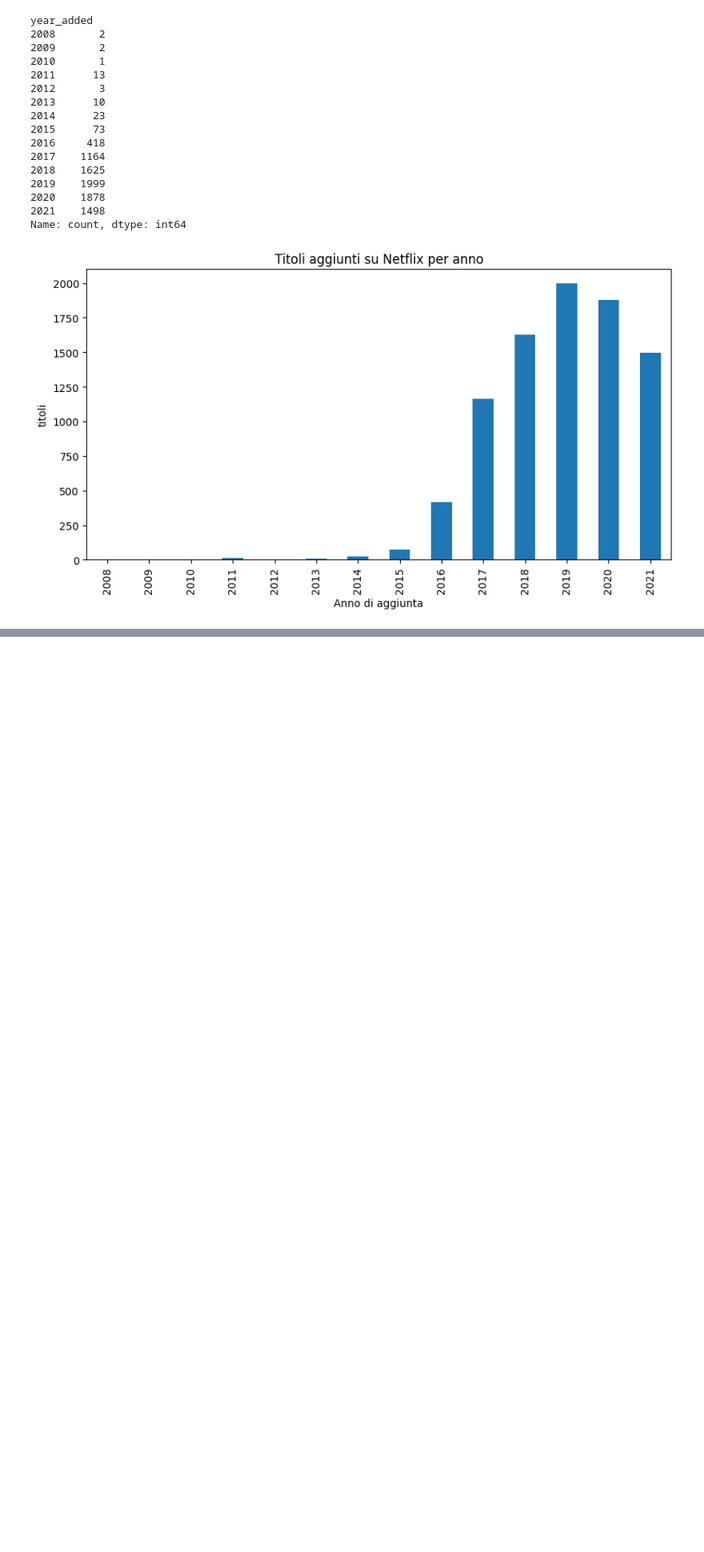
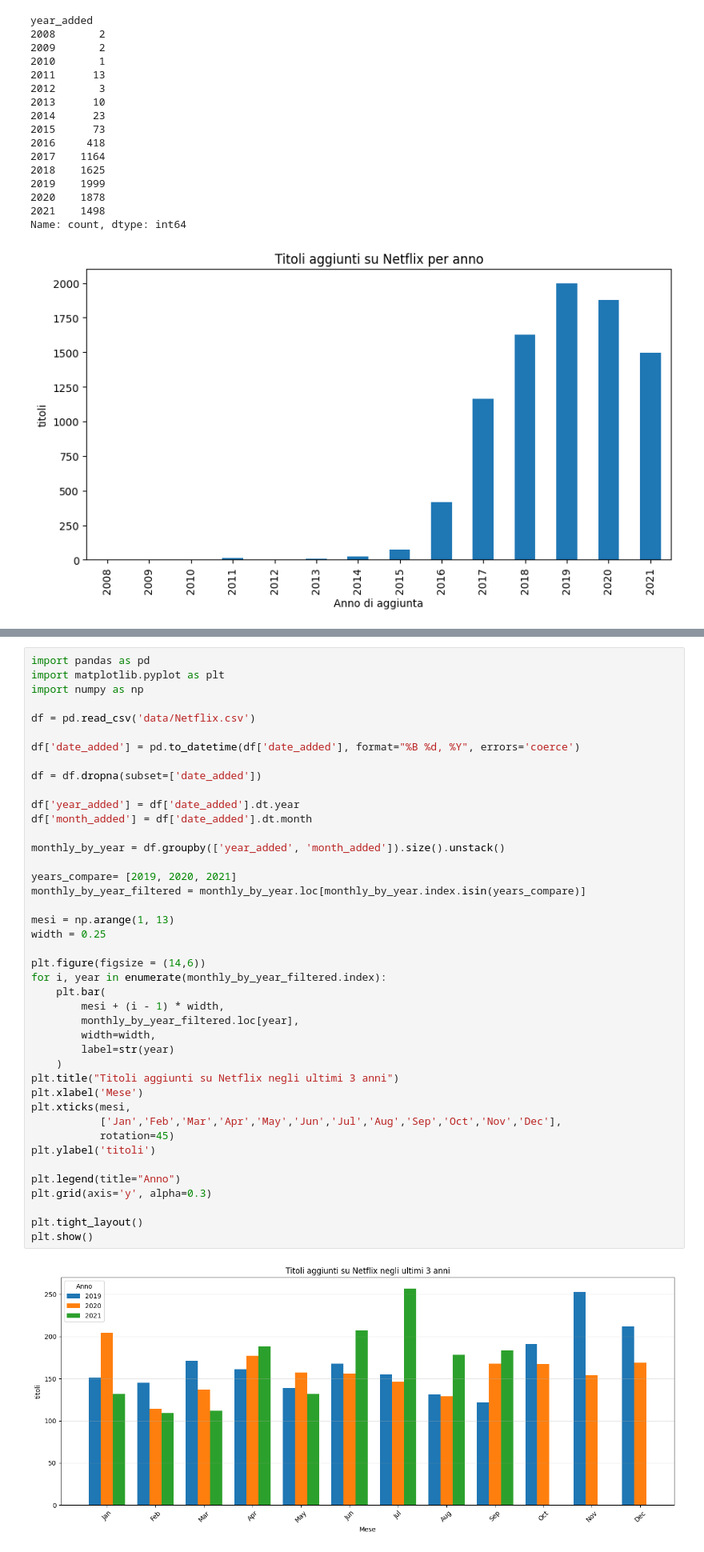
Before and after one commit to leozap00/NetflixAnalysis, a Jupyter notebook: Notebook.ipynb, the cells around one changed output, grey strips where cells are left out. Shown at 80% size. Saved outputs shown, nothing was run; the diff lists cells and outputs as text; blank space fills up the shorter version.

```diff
--- a/Notebook.ipynb
+++ b/Notebook.ipynb
@@ -37,0 +62,44 @@ Name: count, dtype: int64
+# %%
+import pandas as pd
+import matplotlib.pyplot as plt
+import numpy as np
+
+df = pd.read_csv('data/Netflix.csv')
+
+df['date_added'] = pd.to_datetime(df['date_added'], format="%B %d, %Y", errors='coerce')
+
+df = df.dropna(subset=['date_added'])
+
+df['year_added'] = df['date_added'].dt.year
+df['month_added'] = df['date_added'].dt.month
+
+monthly_by_year = df.groupby(['year_added', 'month_added']).size().unstack()
+
+years_compare= [2019, 2020, 2021]
+monthly_by_year_filtered = monthly_by_year.loc[monthly_by_year.index.isin(years_compare)]
+
+mesi = np.arange(1, 13)
+width = 0.25
+
+plt.figure(figsize = (14,6))
+for i, year in enumerate(monthly_by_year_filtered.index):
+    plt.bar(
+        mesi + (i - 1) * width,
+        monthly_by_year_filtered.loc[year],
+        width=width,
+        label=str(year)
+    )
+plt.title("Titoli aggiunti su Netflix negli ultimi 3 anni")
+plt.xlabel('Mese')
+plt.xticks(mesi,
+           ['Jan','Feb','Mar','Apr','May','Jun','Jul','Aug','Sep','Oct','Nov','Dec'],
+           rotation=45)
+plt.ylabel('titoli')
+
+plt.legend(title="Anno")
+plt.grid(axis='y', alpha=0.3)
+
+plt.tight_layout()
+plt.show()
+# %% [output]
+[figure, added]
```
Also changed, not shown: parts of 2 cells of this notebook, 1 other file.
